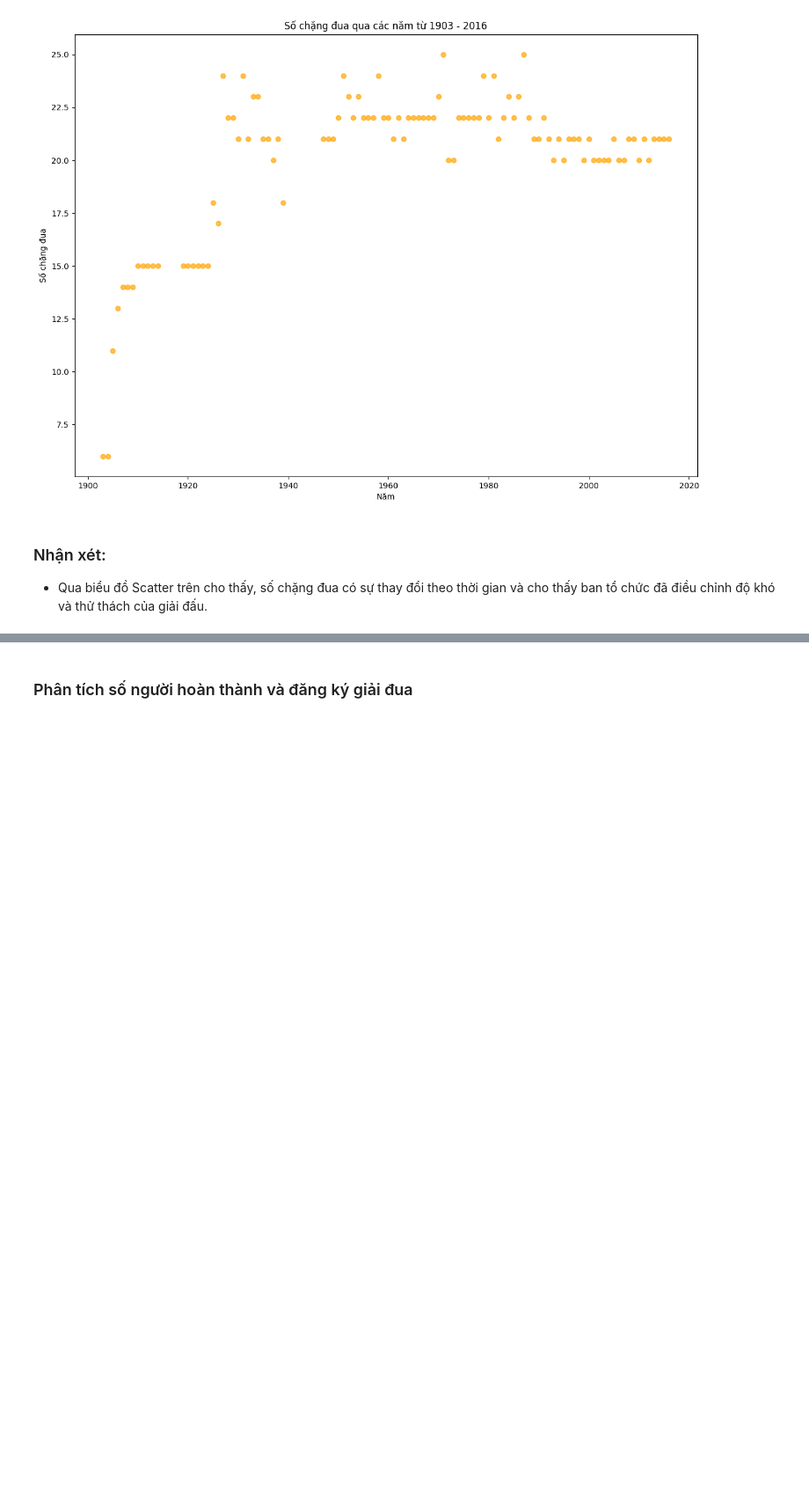
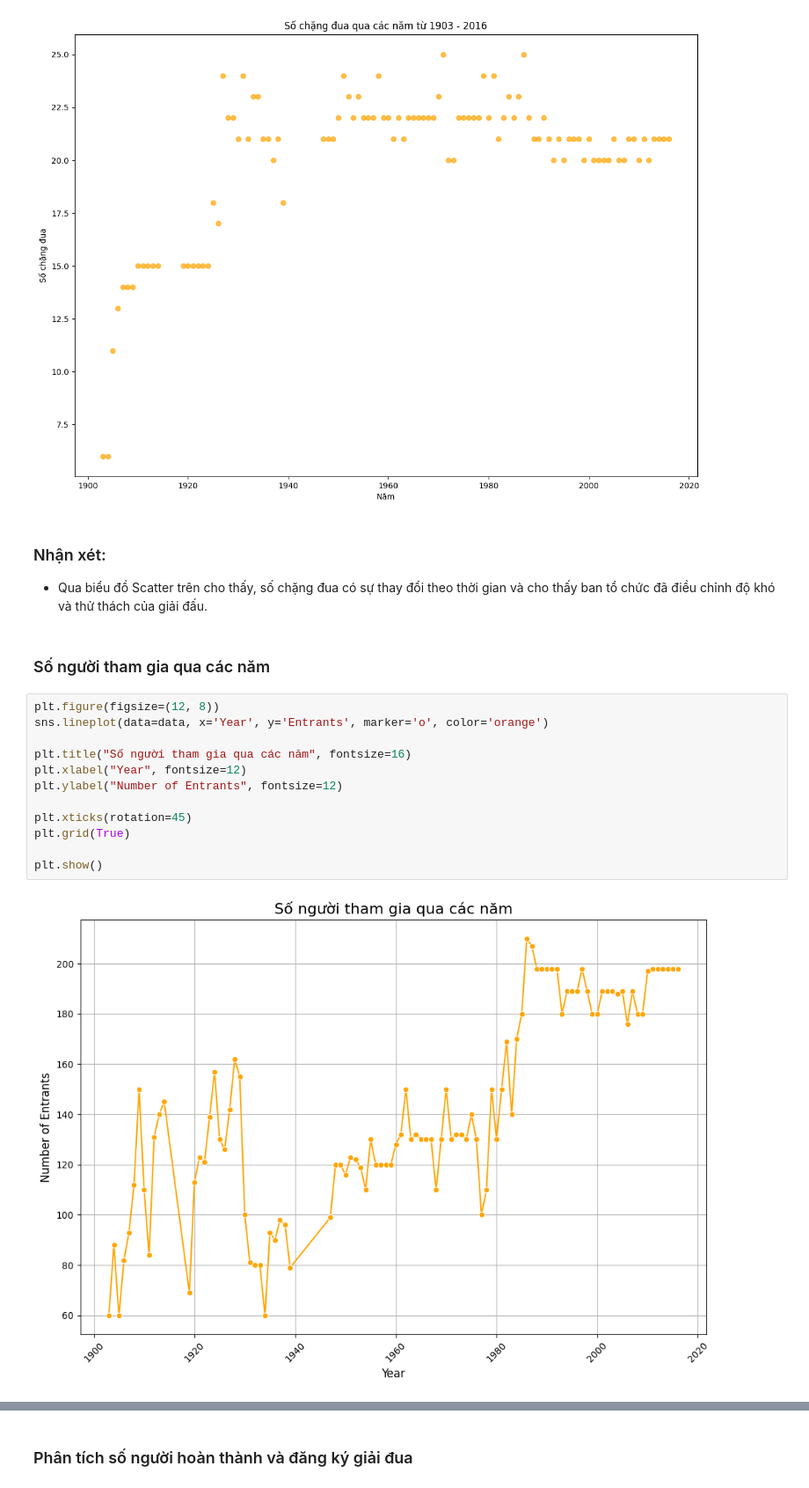
Before and after one commit to KhanhChinh12/TourDeFrance, a Jupyter notebook: tour_de_france.ipynb, the cells around one changed output, grey strips where cells are left out. Shown at 88% size. Cells and saved outputs as stored; diff of their text form; blank space fills up the shorter version.

```diff
--- a/tour_de_france.ipynb
+++ b/tour_de_france.ipynb
@@ -188,3 +117,19 @@ plt.show()
 # %% [markdown]
 ### Nhận xét:
 - Qua biểu đồ Scatter trên cho thấy, số chặng đua có sự thay đổi theo thời gian và cho thấy ban tổ chức đã điều chỉnh độ khó và thử thách của giải đấu.
+# %% [markdown]
+### Số người tham gia qua các năm
+# %%
+plt.figure(figsize=(12, 8))
+sns.lineplot(data=data, x='Year', y='Entrants', marker='o', color='orange')
+
+plt.title("Số người tham gia qua các năm", fontsize=16)
+plt.xlabel("Year", fontsize=12)
+plt.ylabel("Number of Entrants", fontsize=12)
+
+plt.xticks(rotation=45)
+plt.grid(True)
+
+plt.show()
+# %% [output]
+[figure, added]
```
Also changed, not shown: parts of 11 cells of this notebook.
